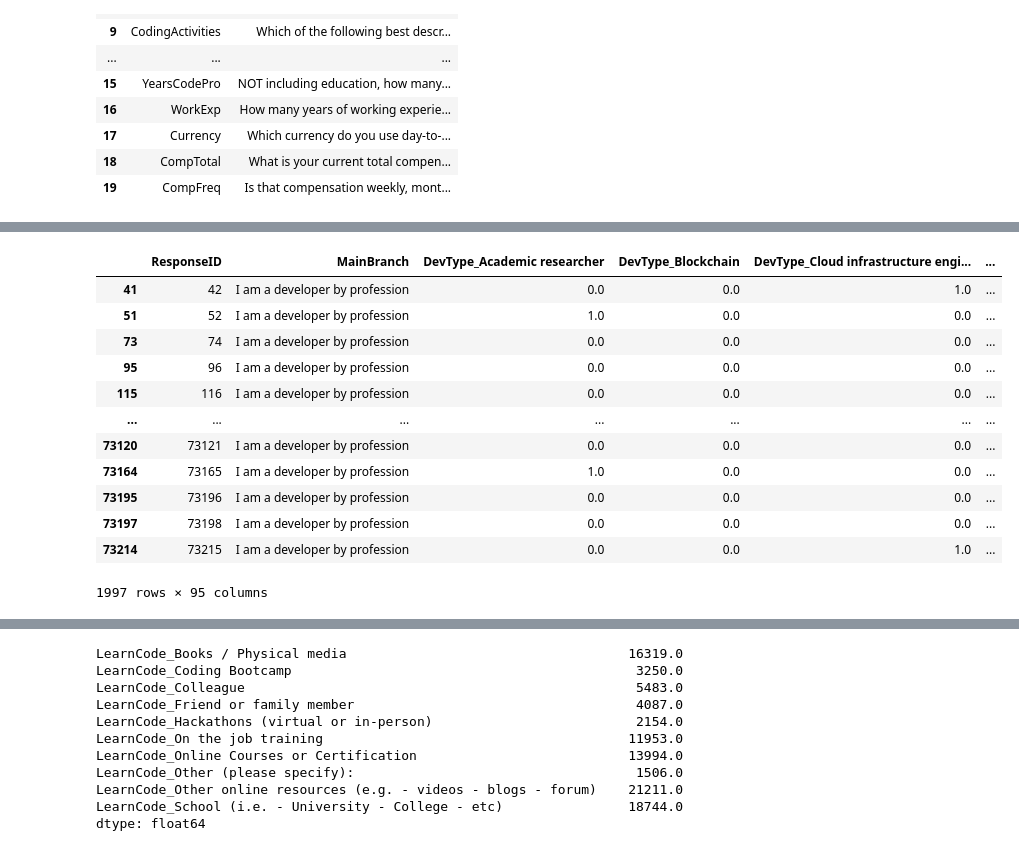
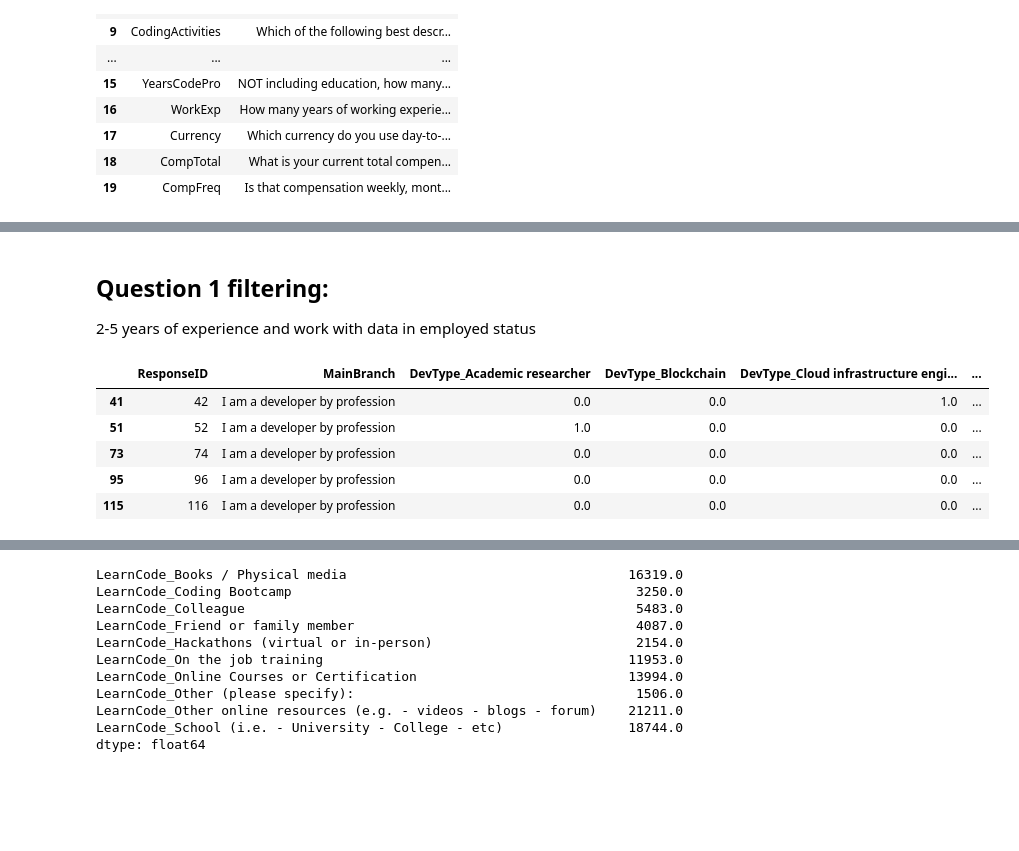
Before and after one commit to ursumarius/developer-survey-analyzing-w-pandas, a Jupyter notebook: data-wrangling/initial-explorative-data-analysis.ipynb, the cells around one changed output, grey strips where cells are left out. Cells and saved outputs as stored; diff of their text form; code cells hidden in the pictures; blank space fills up the shorter version.

```diff
--- a/data-wrangling/initial-explorative-data-analysis.ipynb
+++ b/data-wrangling/initial-explorative-data-analysis.ipynb
@@ -417,37 +400,33 @@ dfs[dfs["qname"] == 'ProfessionalTech']
+# %% [markdown]
+## Question 1 filtering:
+2-5 years of experience and work with data in employed status
 # %%
 # show us the responses for people who have 2-5 years of experience and work with data in employed status.
 
 mask_years_exp = dfa1d["YearsCodePro"].between(2, 5)
 
 options_mask_employed = ["Employment_Independent contractor - freelancer - or self-employed",
 						"Employment_Employed - full-time"]
 mask_employed = dfa1d[options_mask_employed].isin([1]).any(axis=1)
 
 
 options_mask_data_roles = ["DevType_Data or business analyst",
 							"DevType_Data scientist or machine learning specialist",
 							"DevType_Engineer - data",
 							"DevType_Other (please specify):",
 							]
 mask_data_roles = dfa1d[options_mask_data_roles].isin([1]).any(axis=1)
 
 dfa1d_filter_1 = dfa1d[mask_years_exp & mask_employed & mask_data_roles]
 
-dfa1d_filter_1
+dfa1d_filter_1.head()
 # %% [output]
 |  | ResponseID | MainBranch | DevType_Academic researcher | DevType_Blockchain | DevType_Cloud infrastructure engi... | ... |
 | 41 | 42 | I am a developer by profession | 0.0 | 0.0 | 1.0 | ... |
 | 51 | 52 | I am a developer by profession | 1.0 | 0.0 | 0.0 | ... |
 | 73 | 74 | I am a developer by profession | 0.0 | 0.0 | 0.0 | ... |
 | 95 | 96 | I am a developer by profession | 0.0 | 0.0 | 0.0 | ... |
 | 115 | 116 | I am a developer by profession | 0.0 | 0.0 | 0.0 | ... |
-| ... | ... | ... | ... | ... | ... | ... |
-| 73120 | 73121 | I am a developer by profession | 0.0 | 0.0 | 0.0 | ... |
-| 73164 | 73165 | I am a developer by profession | 1.0 | 0.0 | 0.0 | ... |
-| 73195 | 73196 | I am a developer by profession | 0.0 | 0.0 | 0.0 | ... |
-| 73197 | 73198 | I am a developer by profession | 0.0 | 0.0 | 0.0 | ... |
-| 73214 | 73215 | I am a developer by profession | 0.0 | 0.0 | 1.0 | ... |
-1997 rows × 95 columns
 # %%
 import seaborn as sns
 import matplotlib.pyplot as plt
```
Also changed, not shown: parts of 26 cells of this notebook.
